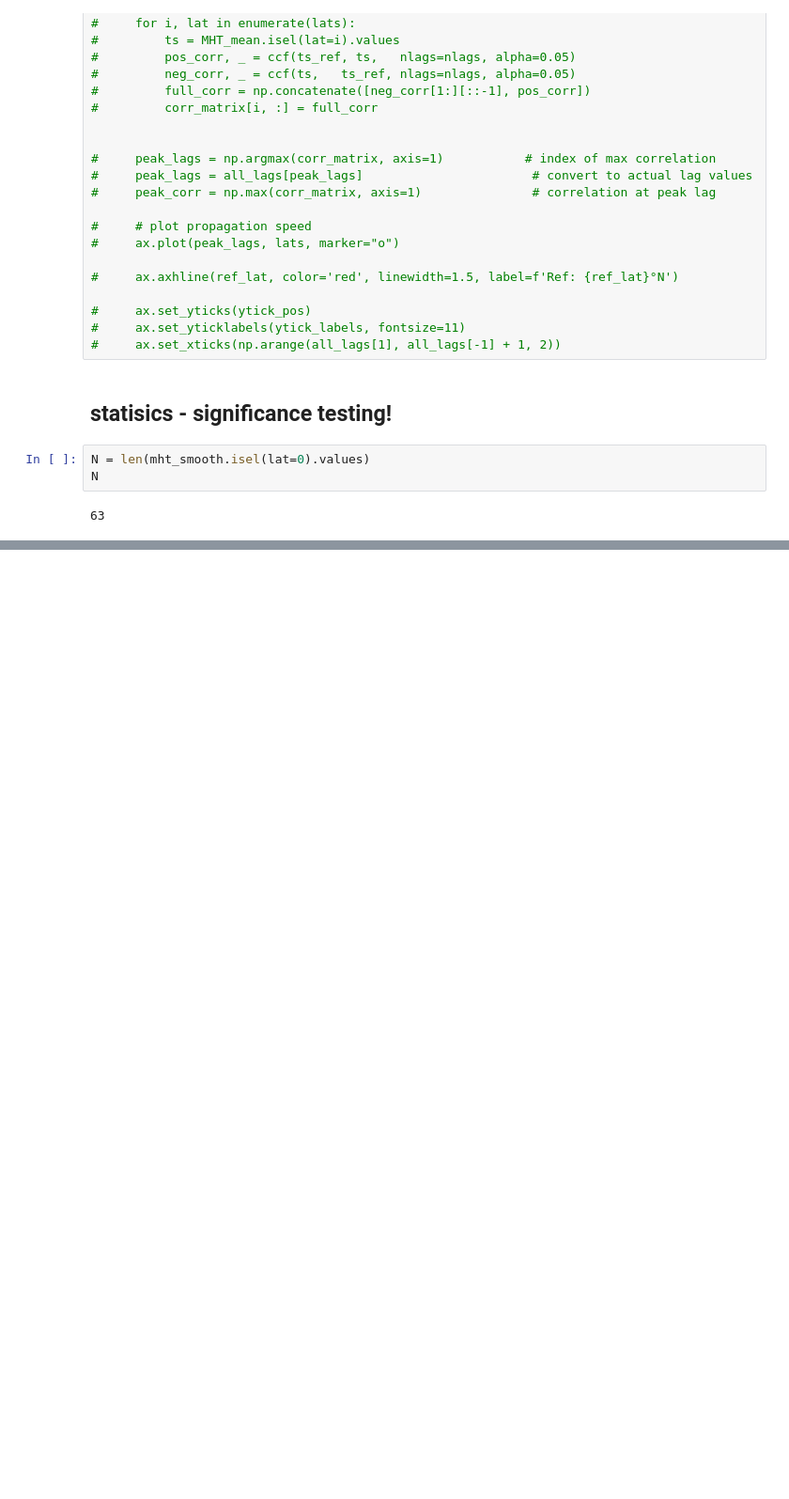
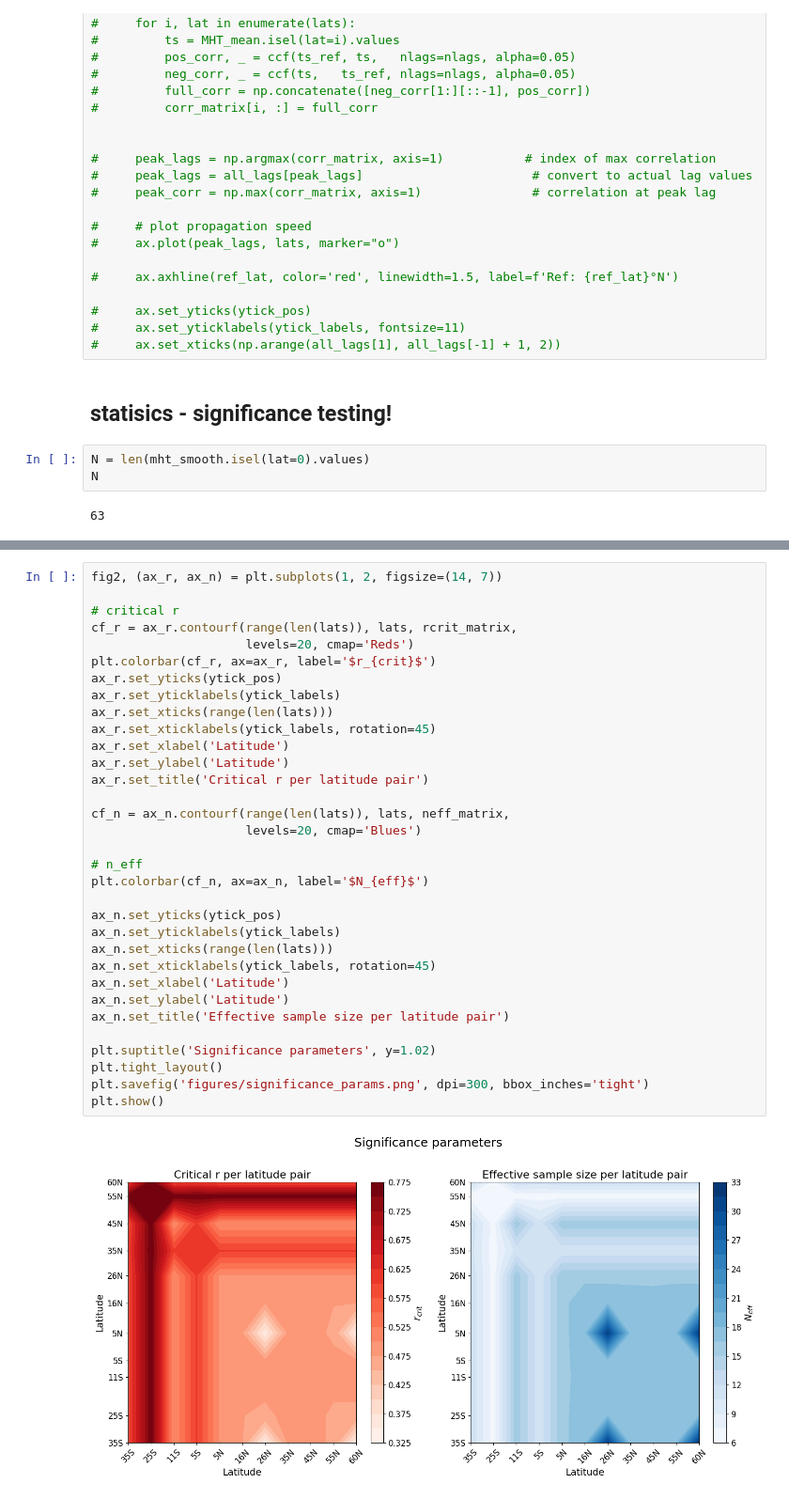
Before and after one commit to lea-dietz/masterthesis, a Jupyter notebook: coding/calafat_coherence.ipynb, the cells around one changed output, grey strips where cells are left out. Shown at 94% size. Cells and saved outputs as stored; diff of their text form; blank space fills up the shorter version.

Commit message:
wip significance

```diff
--- a/coding/calafat_coherence.ipynb
+++ b/coding/calafat_coherence.ipynb
@@ -400,0 +420,35 @@ Latitude: -35.0°, ITS: 0.49 years, N_eff: 32.1 samples
+# %%
+fig2, (ax_r, ax_n) = plt.subplots(1, 2, figsize=(14, 7))
+
+# critical r
+cf_r = ax_r.contourf(range(len(lats)), lats, rcrit_matrix,
+                     levels=20, cmap='Reds')
+plt.colorbar(cf_r, ax=ax_r, label='$r_{crit}$')
+ax_r.set_yticks(ytick_pos)
+ax_r.set_yticklabels(ytick_labels)
+ax_r.set_xticks(range(len(lats)))
+ax_r.set_xticklabels(ytick_labels, rotation=45)
+ax_r.set_xlabel('Latitude')
+ax_r.set_ylabel('Latitude')
+ax_r.set_title('Critical r per latitude pair')
+
+cf_n = ax_n.contourf(range(len(lats)), lats, neff_matrix,
+                     levels=20, cmap='Blues')
+
+# n_eff
+plt.colorbar(cf_n, ax=ax_n, label='$N_{eff}$')
+
+ax_n.set_yticks(ytick_pos)
+ax_n.set_yticklabels(ytick_labels)
+ax_n.set_xticks(range(len(lats)))
+ax_n.set_xticklabels(ytick_labels, rotation=45)
+ax_n.set_xlabel('Latitude')
+ax_n.set_ylabel('Latitude')
+ax_n.set_title('Effective sample size per latitude pair')
+
+plt.suptitle('Significance parameters', y=1.02)
+plt.tight_layout()
+plt.savefig('figures/significance_params.png', dpi=300, bbox_inches='tight')
+plt.show()
+# %% [output]
+[figure, added]
```
Also changed, not shown: parts of 4 cells of this notebook, 6 other files.
